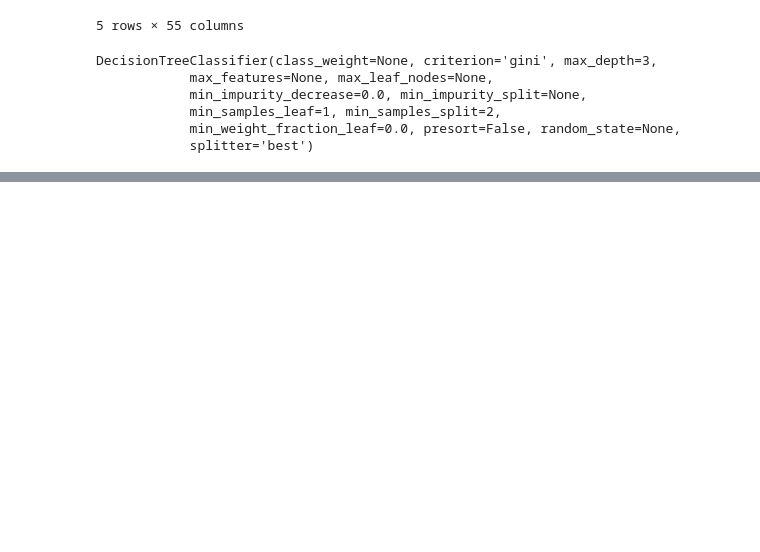
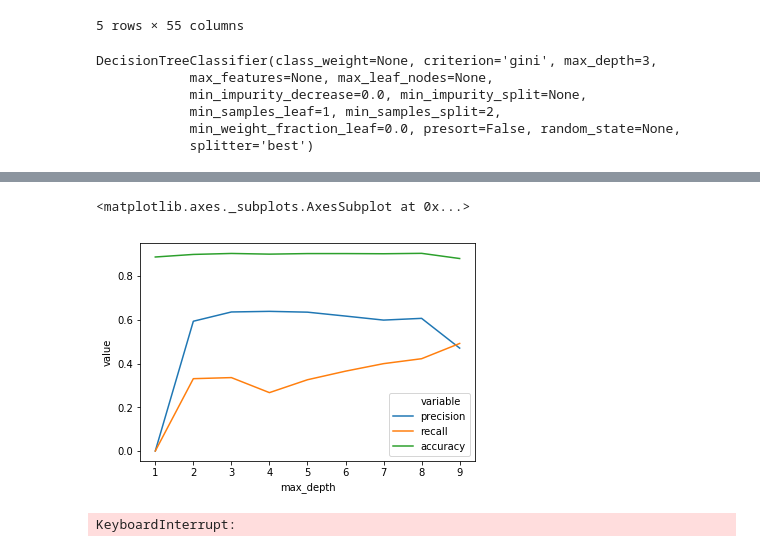
Before and after one commit to andreayully/DataScientExercises, a Jupyter notebook: RL_train_and_test.ipynb, the cells around one changed output, grey strips where cells are left out. Cells and saved outputs as stored; diff of their text form; code cells hidden in the pictures; blank space fills up the shorter version.

```diff
--- a/RL_train_and_test.ipynb
+++ b/RL_train_and_test.ipynb
@@ -391,0 +460,5 @@ dot_data = StringIO()
+# %%
+rf2 = RandomForestClassifier(n_estimators=100, random_state=0)
+rf2.fit(X_train, y_train)
+y_prediccion_rf2 = rf2.predict(X_test)
+obtener_precision_recall(y_test, y_prediccion_rf2)
@@ -391,0 +484,20 @@ dot_data = StringIO()
+# %%
+def obtener_metricas_arbol_decision(max_depths):
+    resultado=[]
+    for max_depth in max_depths:
+        dt_clasificador = DecisionTreeClassifier(max_depth=max_depth, random_state=0)
+        dt_clasificador.fit(X_train, y_train)
+        y_prediccion = dt_clasificador.predict(X_test)
+        resultados_iteracion = obtener_precision_recall(y_prediccion, y_test)
+        resultado.append([max_depth if max_depth != None else max(max_depths[:-1])+1] +resultados_iteracion)
+    return resultado
+# %%
+metricas = obtener_metricas_arbol_decision([1,2,3,4,5,6,7,8, None])
+# %%
+df_metricas = pd.DataFrame(metricas)
+df_metricas.columns = ["max_depth", "precision", "recall", "accuracy"]
+# %%
+sb.lineplot(data=pd.melt(df_metricas, ["max_depth"]), x="max_depth", y="value", hue="variable")
+# %% [output]
+<matplotlib.axes._subplots.AxesSubplot at 0x...>
+[figure, added]
@@ -391,0 +506,7 @@ dot_data = StringIO()
+# %%
+svm_clasificador = SVC()
+svm_clasificador.fit(X_train, y_train)
+y_prediccion_svm = svm_clasificador.predict(X_test)
+obtener_precision_recall(y_test, y_prediccion_svm)
+# %% [output]
+KeyboardInterrupt:
```
Also changed, not shown: parts of 19 cells of this notebook, 1 other file.
